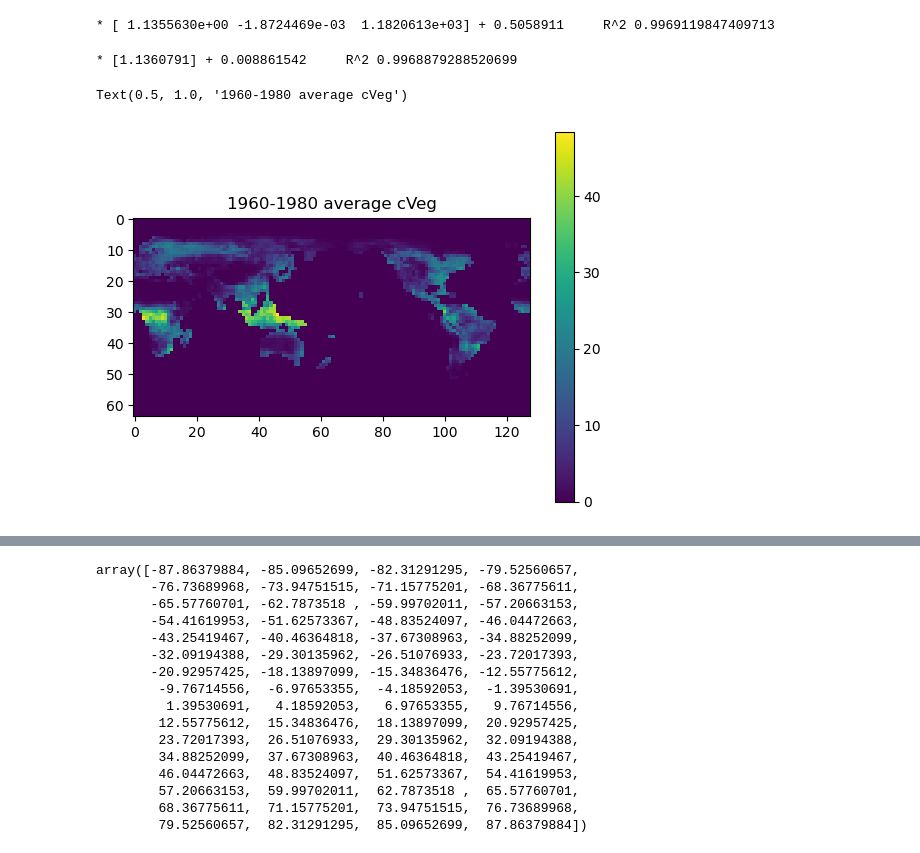
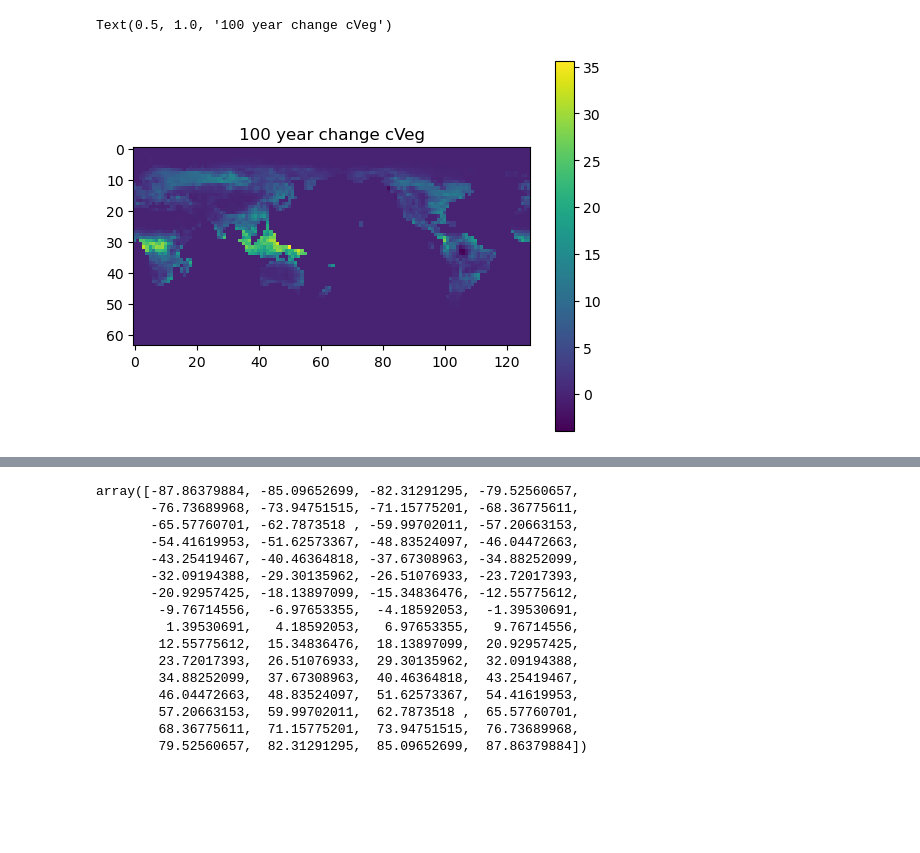
Before and after one commit to ffloof/CMIPscript, a Jupyter notebook: ModelViz.ipynb, the cells around one changed output, grey strips where cells are left out. Saved outputs shown, nothing was run; the diff lists cells and outputs as text; code cells hidden in the pictures; blank space fills up the shorter version.

```diff
--- a/ModelViz.ipynb
+++ b/ModelViz.ipynb
@@ -24,23 +36,9 @@ y_cveg = avg20(cveg_data[start_y:end_y,:,:])
+# %%
+plt.imshow(delta_cveg[::-1])
+plt.colorbar()
+plt.title("100 year change cVeg")
+# %% [output]
+Text(0.5, 1.0, '100 year change cVeg')
+[figure, added]
 # %%
 from sklearn.linear_model import LinearRegression
-# %%
-model = LinearRegression()
-inputs = np.array([x_cveg.flatten(), x_ts.flatten(), x_pr.flatten()]).transpose()
-model.fit(inputs, y_cveg.flatten())
-print("*", model.coef_, "+", model.intercept_, "    R^2", model.score(inputs, y_cveg.flatten()))
-# %% [output]
-* [ 1.1355630e+00 -1.8724469e-03  1.1820613e+03] + 0.5058911     R^2 0.9969119847409713
-# %%
-null_model = LinearRegression()
-null_inputs = np.array([x_cveg.flatten()]).transpose()
-null_model.fit(null_inputs, y_cveg.flatten())
-print("*", null_model.coef_, "+", null_model.intercept_, "    R^2", null_model.score(null_inputs, y_cveg.flatten()))
-# %% [output]
-* [1.1360791] + 0.008861542     R^2 0.9968879288520699
-# %%
-plt.imshow(x_cveg[::-1])
-plt.colorbar()
-plt.title("1960-1980 average cVeg")
-# %% [output]
-Text(0.5, 1.0, '1960-1980 average cVeg')
-[figure, removed]
```
Also changed, not shown: parts of 22 cells of this notebook.
